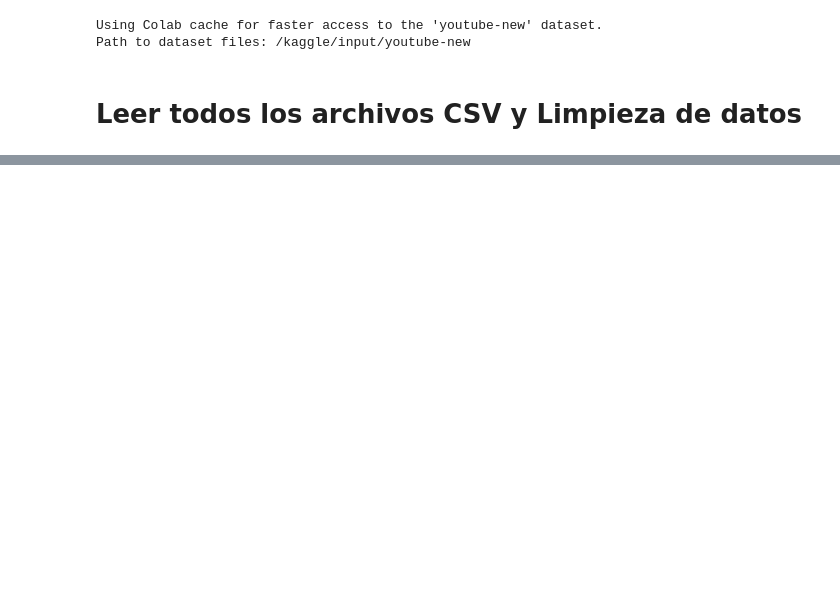
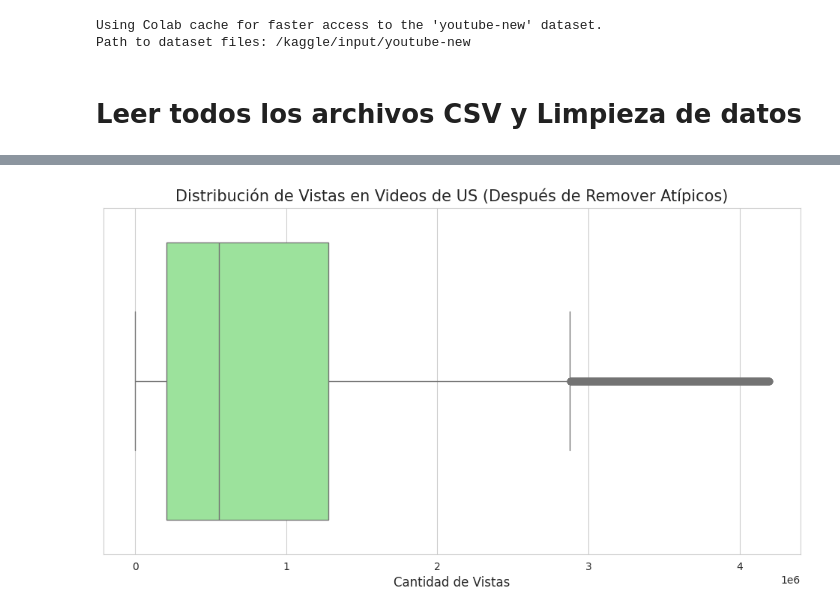
Before and after one commit to Fundamentos-de-Data-Science-UPC/TB2, a Jupyter notebook: TF.ipynb, the cells around one changed output, grey strips where cells are left out. Saved outputs shown, nothing was run; the diff lists cells and outputs as text; code cells hidden in the pictures; blank space fills up the shorter version.

```diff
--- a/TF.ipynb
+++ b/TF.ipynb
@@ -151,0 +186,19 @@ Mostrar dataframe para Estados Unidos
+# %%
+#Análisis de Vistas
+
+Q1 = dataUS['views'].quantile(0.25)
+Q3 = dataUS['views'].quantile(0.75)
+IQR = Q3 - Q1
+
+upper_bound = Q3 + 1.5 * IQR
+lower_bound = Q1 - 1.5 * IQR
+
+dataUS_cleaned = dataUS[(dataUS['views'] >= lower_bound) & (dataUS['views'] <= upper_bound) & (dataUS['views'] > 0)].copy() # Agregado .copy() aquí para evitar SettingWithCopyWarning
+
+print(f"Q1 (Views): {Q1}")
+print(f"Q3 (Views): {Q3}")
+print(f"IQR (Views): {IQR}")
+print(f"Límite Superior (Views): {upper_bound}")
+print(f"Límite Inferior (Views): {lower_bound}")
+print(f"Dimensiones del DataFrame Original: {dataUS.shape}")
+print(f"Dimensiones del DataFrame Limpio (después de remover atípicos y views <= 0): {dataUS_cleaned.shape}")
@@ -151,0 +213,8 @@ Mostrar dataframe para Estados Unidos
+# %%
+plt.figure(figsize=(12,6))
+sns.boxplot(x=dataUS_cleaned['views'], color='lightgreen')
+plt.title('Distribución de Vistas en Videos de US (Después de Remover Atípicos)', fontsize=15)
+plt.xlabel('Cantidad de Vistas', fontsize=12)
+plt.show()
+# %% [output]
+[figure, added]
```
Also changed, not shown: parts of 65 cells of this notebook.
